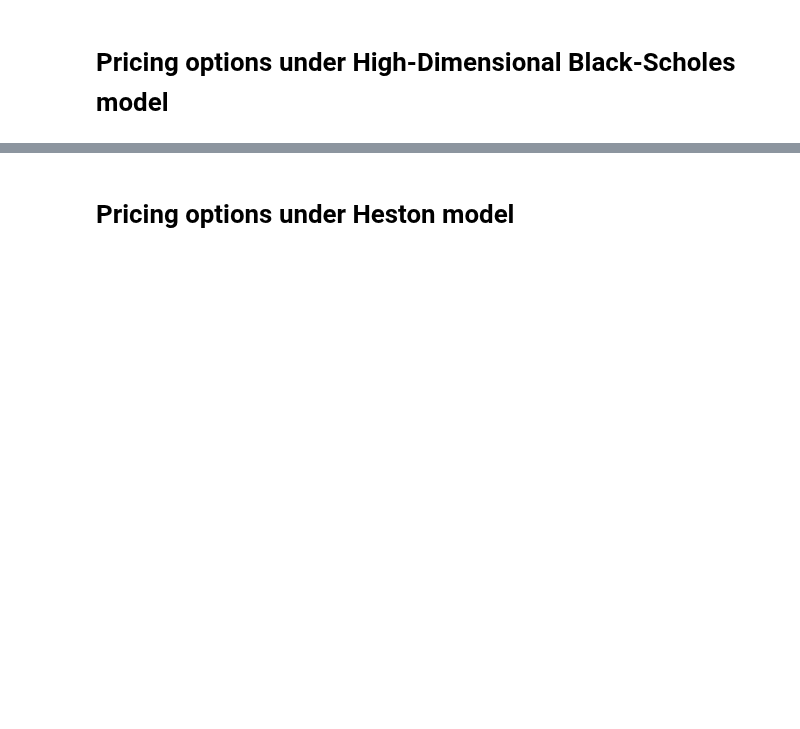
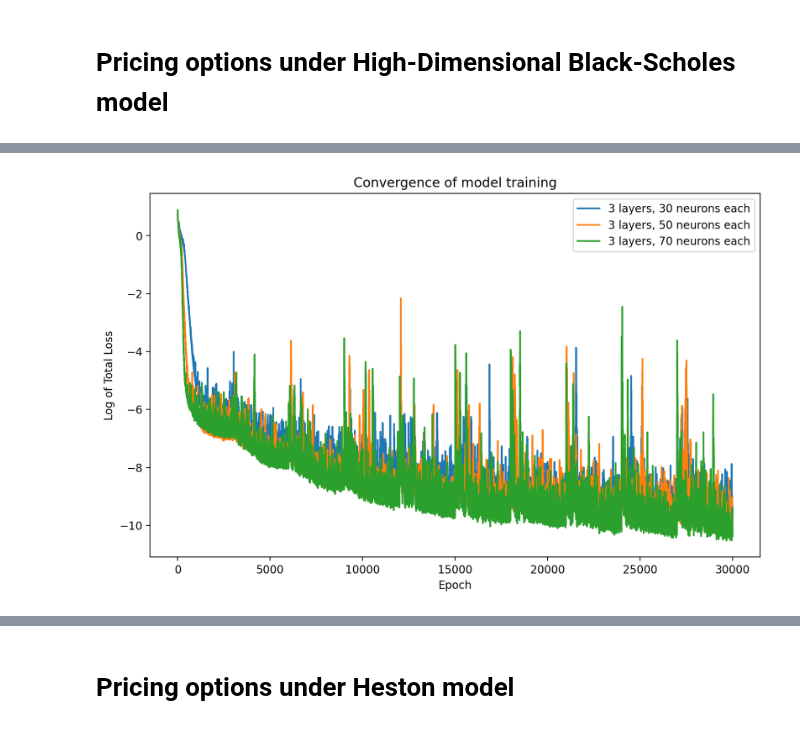
Before and after one commit to svborisov01/Physics-informed-Neural-Networks-for-Derivative-Pricing, a Jupyter notebook: results.ipynb, the cells around one changed output, grey strips where cells are left out. Cells and saved outputs as stored; diff of their text form; code cells hidden in the pictures; blank space fills up the shorter version.

```diff
--- a/results.ipynb
+++ b/results.ipynb
@@ -441,2 +431,38 @@ MAE = 1.9168184154401235
 # %%
-# plot_3d_result(results, 'diff')
+models = [PINN_hd(x_min=-3,
+                    x_max=3,
+                    T=4.0,
+                    r_max=0.4,
+                    sigma_max=0.7,
+                    call_put="Call",
+                    hidden = 30, depth = 3).to(device),
+            PINN_hd(x_min=-3,
+                    x_max=3,
+                    T=4.0,
+                    r_max=0.4,
+                    sigma_max=0.7,
+                    call_put="Call",
+                    hidden = 50, depth = 3).to(device),
+            PINN_hd(x_min=-3,
+                    x_max=3,
+                    T=4.0,
+                    r_max=0.4,
+                    sigma_max=0.7,
+                    call_put="Call",
+                    hidden = 70, depth = 3).to(device)
+            ]
+# %%
+histories = []
+for model in models:
+    histories.append(train_network_hd(pinn=model,
+                                        n_pde=4000,
+                                        n_boundary=1000,
+                                        epochs=30000,
+                                        save_model=False,
+                                        best_model_path=r'trained_models/hd_minimal.pt',
+                                        lambda_boundary=1.0,
+                                        lambda_terminal=1.0,
+                                        grad_clip=1.0,
+                                        print_every=5000,
+                                        lr=1e-3,
+                                    ))
@@ -442,0 +487,4 @@ MAE = 1.9168184154401235
+# %%
+plot_convergence(histories, x_axis = 'epochs')
+# %% [output]
+[figure, added]
```
Also changed, not shown: parts of 21 cells of this notebook, 7 other files.
